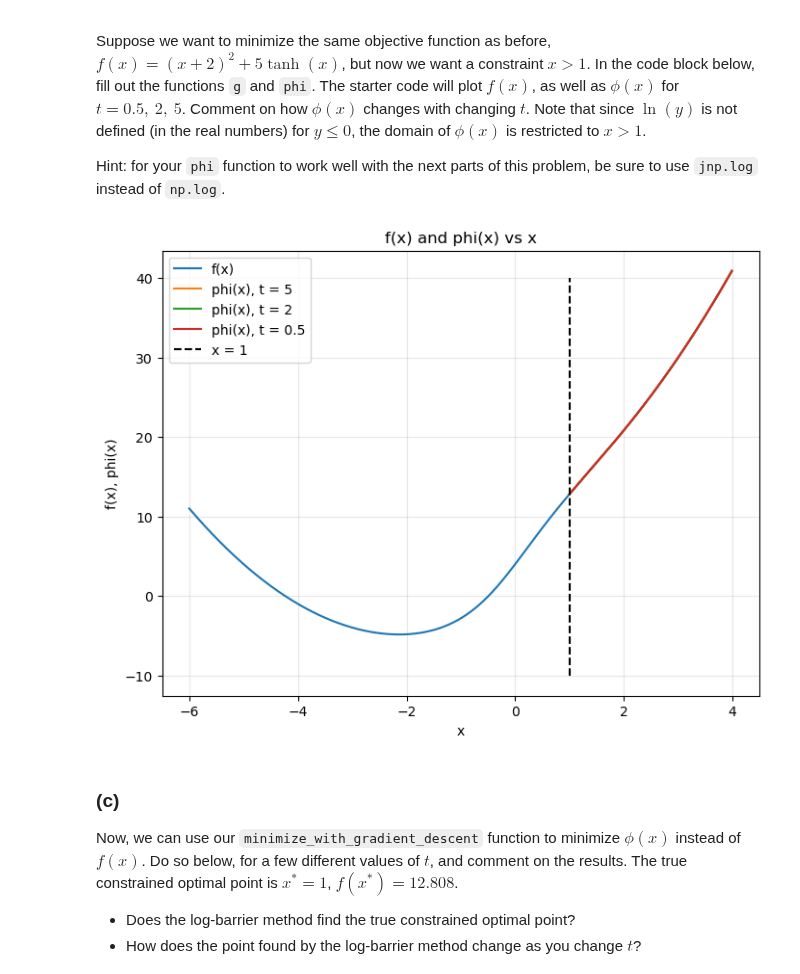
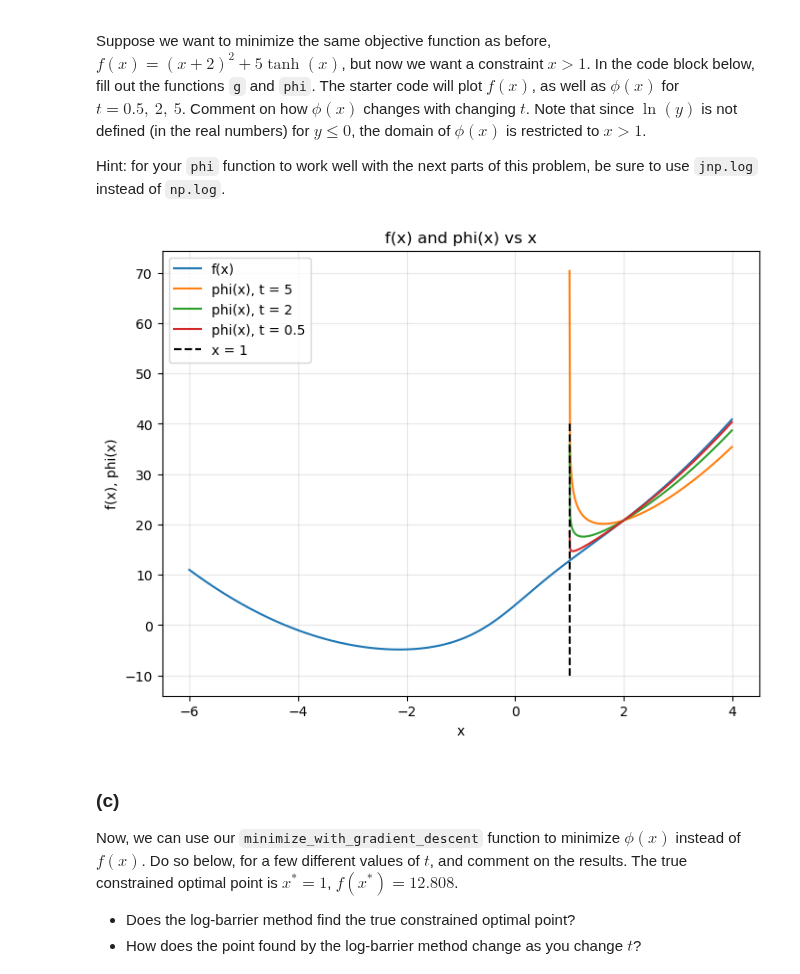
Before and after one commit to arieltynan/ME-548, a Jupyter notebook: hw01.ipynb, the cells around one changed output. Saved outputs shown, nothing was run; the diff lists cells and outputs as text; code cells hidden in the pictures.

```diff
--- a/hw01.ipynb
+++ b/hw01.ipynb
@@ -544,38 +548,37 @@ def phi(f, x, g, t):
         f  : name of f(x) function; takes x as input
         x  : variable to be optimized
         g  : constraint function; we want to ensure g(x) <= 0
         t  : log-barrier weighting parameter
 
     Outputs:
         phi(x)
     '''
 
-    '''
-    fill code here
-    '''
+    phi_x = f(x) - t*jnp.log(-g(x))
 
-    return f(x) # update this line
+    return phi_x
+
 
 x_upper = 4
 dx = 0.01
 f_x_domain = np.arange(-6, x_upper, dx)
 phi_x_domain = np.arange(1.00001, x_upper, dx)
 
 plt.figure(figsize=(8,6))
 plt.plot(f_x_domain, f(f_x_domain), label='f(x)')
 plt.plot(phi_x_domain, phi(f, phi_x_domain, g, 5), label='phi(x), t = 5')
 plt.plot(phi_x_domain, phi(f, phi_x_domain, g, 2), label='phi(x), t = 2')
 plt.plot(phi_x_domain, phi(f, phi_x_domain, g, 0.5), label='phi(x), t = 0.5')
 plt.vlines(1, -10, 40, linestyles='dashed', label='x = 1', color='black')
 plt.xlabel('x')
 plt.grid(alpha=0.3)
 plt.ylabel('f(x), phi(x)')
 plt.title('f(x) and phi(x) vs x')
 plt.legend(loc='upper left')
 # plt.ylim(-10, 40)
 plt.show()
 # %% [output]
-[figure, old version]
+[figure, new version]
 # %% [markdown]
 ### (c)
 Now, we can use our `minimize_with_gradient_descent` function to minimize $\phi(x)$ instead of $f(x)$. Do so below, for a few different values of $t$, and comment on the results. The true constrained optimal point is $x^* = 1$, $f(x^*) = 12.808$.
```
Also changed, not shown: parts of 6 cells of this notebook.
